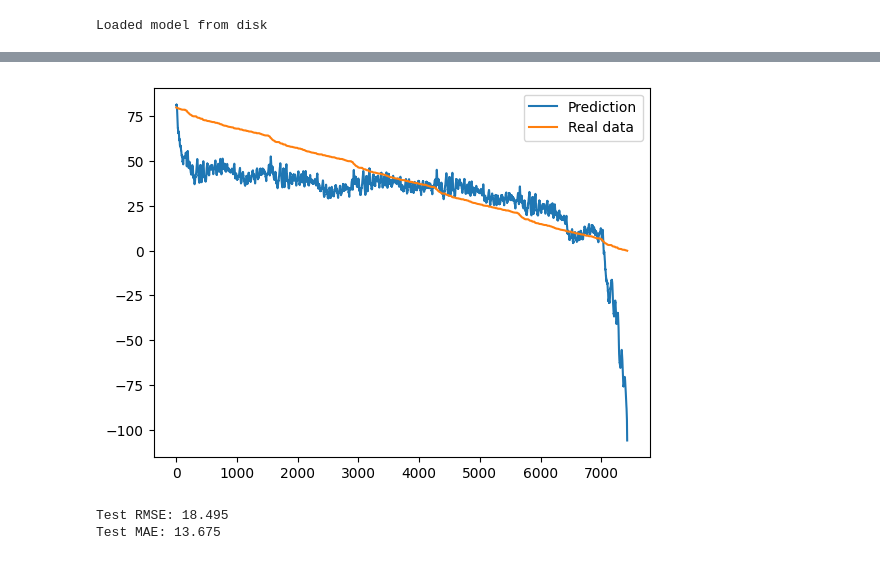
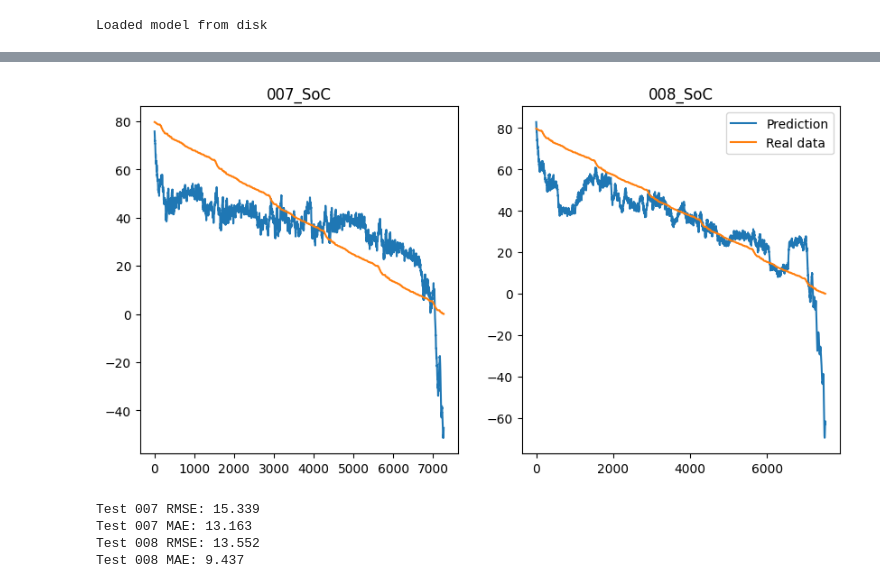
Before and after one commit to ustar1210/SoC_capstone, a Jupyter notebook: Linear Regression/LR.ipynb, the cells around one changed output, grey strips where cells are left out. Cells and saved outputs as stored; diff of their text form; code cells hidden in the pictures.

```diff
--- a/Linear Regression/LR.ipynb
+++ b/Linear Regression/LR.ipynb
@@ -164,6 +140,6 @@ print(y)
 # %%
 # look_back 변수 설정(자연수. 보통 20 설정.)
-look_back = 20
+look_back = 30
 
 dstX_7, dstY_7 = create_dataset(input_DST_007, output_DST_007, look_back)
 dstX_8, dstY_8 = create_dataset(input_DST_008, output_DST_008, look_back)
@@ -194,5 +176,19 @@ model.compile(optimizer = 'adam', loss = 'mean_squared_error', metrics = ['mse',
-# %%
-history_dst_7 = model.fit(dstX_7, dstY_7, epochs=100, batch_size=10, verbose=0)
-history_us06_7 = model.fit(us06X_7, us06Y_7, epochs=100, batch_size=10, verbose=0)
-history_dst_8 = model.fit(dstX_8, dstY_8, epochs=100, batch_size=10, verbose=0)
-history_us06_8 = model.fit(us06X_8, us06Y_8, epochs=100, batch_size=10, verbose=0)
+# %%
+# 모델 학습
+# epochs는 전체 데이터를 학습에 사용하는 수 / underfitting overfitting의 원인
+# epochs = 40이라면 40바퀴 돌린다고 생각하면 됨
+# batch_size는 잘라서 주는 수
+# 데이터가 2000개, epochs=20, batch_size=500이라면
+# 1 epoch는 데이터 사이즈가 500인 batch가 들어간 4번의 iteration으로 들어감
+# 전체 데이터 셋에 대해서는 총 20번의 학습, iteration 기준으로는 총 80번의 학습
+# verbose는 그냥 돌아가는 과정을 출력하는것. 2는 epoch마다 한 줄 씩 출력.
+# 스크롤 귀찮으면 안해도 될듯
+
+epochs = 16
+batch_size = 64
+verbose = 2
+
+history_dst_7 = model.fit(dstX_7, dstY_7, epochs=epochs, batch_size=batch_size, validation_data=(fudsX_7, fudsY_7), verbose=verbose)
+history_us06_7 = model.fit(us06X_7, us06Y_7, epochs=epochs, batch_size=batch_size, validation_data=(fudsX_7, fudsY_7), verbose=verbose)
+history_dst_8 = model.fit(dstX_8, dstY_8, epochs=epochs, batch_size=batch_size, validation_data=(fudsX_8, fudsY_8), verbose=verbose)
+history_us06_8 = model.fit(us06X_8, us06Y_8, epochs=epochs, batch_size=batch_size, validation_data=(fudsX_8, fudsY_8), verbose=verbose)
@@ -226,9 +242,20 @@ plt.show()
 # %%
-# 007 배터리 예측
+# SoC 예측 정답 비교 Plot
 fudsY_7_hat = model.predict(fudsX_7)
+fudsY_8_hat = model.predict(fudsX_8)
 fudsY_7 = np.reshape(fudsY_7, (fudsY_7.shape[0], 1))
+fudsY_8 = np.reshape(fudsY_8, (fudsY_8.shape[0], 1))
+
+plt.figure(figsize=(10,5))
+plt.subplot(1,2,1)
 plt.plot(fudsY_7_hat, label='Prediction')
 plt.plot(fudsY_7, label='Real data')
+plt.title("007_SoC")
+
+plt.subplot(1,2,2)
+plt.plot(fudsY_8_hat, label='Prediction')
+plt.plot(fudsY_8, label='Real data')
+plt.title("008_SoC")
 plt.legend()
 plt.show()
 # %% [output]
@@ -236,9 +264,16 @@ plt.show()
-[figure, old version]
+[figure, new version]
 # %%
 rmse = math.sqrt(mean_squared_error(fudsY_7, fudsY_7_hat))
 mae = mean_absolute_error(fudsY_7, fudsY_7_hat)
-print('Test RMSE: %.3f' % rmse)
-print('Test MAE: %.3f' % mae)
+print('Test 007 RMSE: %.3f' % rmse)
+print('Test 007 MAE: %.3f' % mae)
+
+rmse = math.sqrt(mean_squared_error(fudsY_8, fudsY_8_hat))
+mae = mean_absolute_error(fudsY_8, fudsY_8_hat)
+print('Test 008 RMSE: %.3f' % rmse)
+print('Test 008 MAE: %.3f' % mae)
 # %% [output]
-Test RMSE: 18.495
-Test MAE: 13.675
+Test 007 RMSE: 15.339
+Test 007 MAE: 13.163
+Test 008 RMSE: 13.552
+Test 008 MAE: 9.437
```
Also changed, not shown: parts of 13 cells of this notebook, 8 other files.
